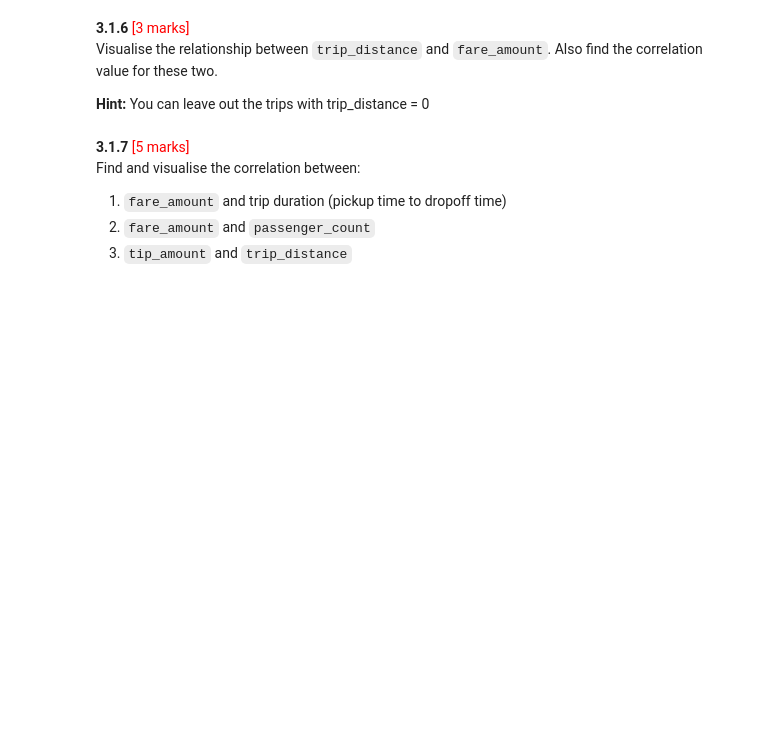
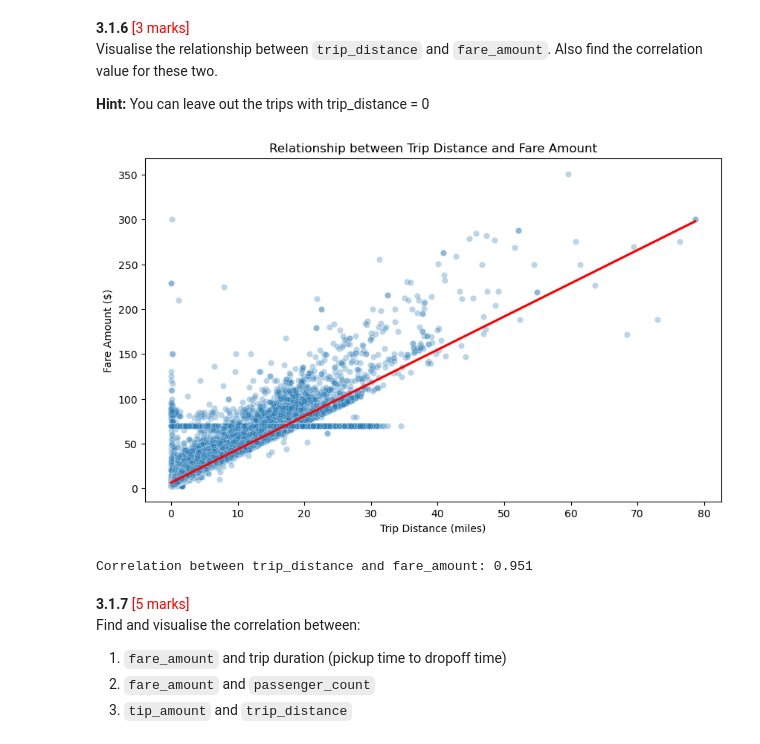
Before and after one commit to Avira5/NYC_TAXI_2, a Jupyter notebook: EDA_Assg_NYC_Taxi_Starter.ipynb, the cells around one changed output. Saved outputs shown, nothing was run; the diff lists cells and outputs as text; code cells hidden in the pictures; blank space fills up the shorter version.

```diff
--- a/EDA_Assg_NYC_Taxi_Starter.ipynb
+++ b/EDA_Assg_NYC_Taxi_Starter.ipynb
@@ -415,0 +763,18 @@ Show the proportion of each quarter of the year in the revenue
+# %%
+# Calculate proportion of each quarter
+
+df_new['tpep_pickup_datetime'] = pd.to_datetime(df_new['tpep_pickup_datetime'])
+
+
+df_new['pickup_quarter'] = df_new['tpep_pickup_datetime'].dt.to_period('Q')
+
+
+quarterly_revenue = df_new.groupby('pickup_quarter')['total_amount'].sum().reset_index()
+
+
+total_revenue = quarterly_revenue['total_amount'].sum()
+
+
+quarterly_revenue['proportion'] = quarterly_revenue['total_amount'] / total_revenue
+
+print(quarterly_revenue)
@@ -423,3 +802,23 @@ Visualise the relationship between `trip_distance` and `fare_amount`. Also find
+# %%
+# Show how trip fare is affected by distance
+import matplotlib.pyplot as plt
+import seaborn as sns
+
+
+plt.figure(figsize=(10,6))
+sns.scatterplot(x='trip_distance', y='fare_amount', data=df_new, alpha=0.3)
+sns.regplot(x='trip_distance', y='fare_amount', data=df_new, scatter=False, color='red')
+plt.title('Relationship between Trip Distance and Fare Amount')
+plt.xlabel('Trip Distance (miles)')
+plt.ylabel('Fare Amount ($)')
+plt.show()
+
+
+correlation = df_new[['trip_distance', 'fare_amount']].corr().loc['trip_distance', 'fare_amount']
+print(f'Correlation between trip_distance and fare_amount: {correlation:.3f}')
+# %% [output]
+[figure, added]
+Correlation between trip_distance and fare_amount: 0.951
 # %% [markdown]
 **3.1.7** <font color = red>[5 marks]</font> <br>
 Find and visualise the correlation between:
```
Also changed, not shown: parts of 87 cells of this notebook.
